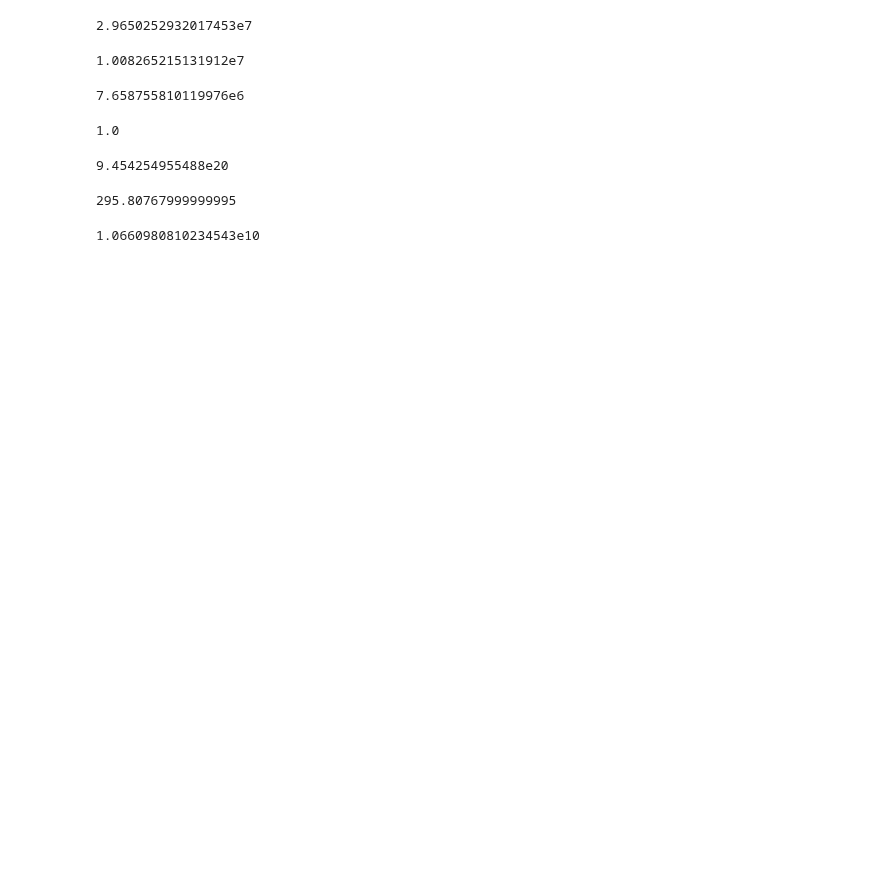
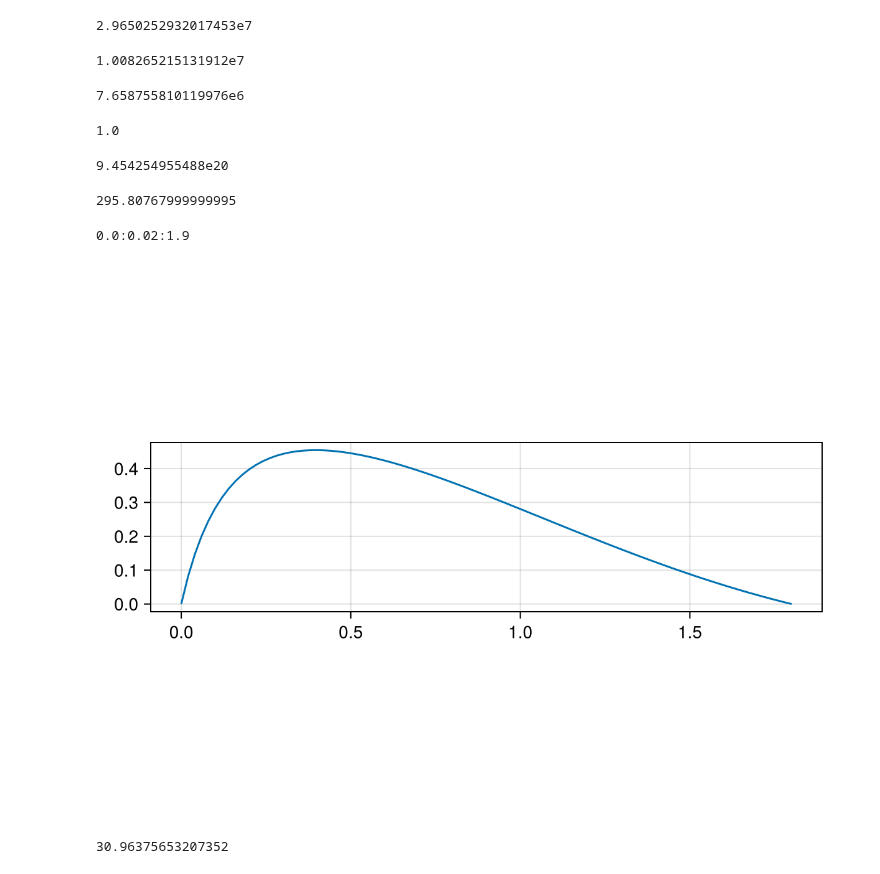
Before and after one commit to Julia-KAERI/FeynmanLecturesOnPhysics, a Jupyter notebook: src/notebooks/nb1.ipynb, the cells around one changed output. Cells and saved outputs as stored; diff of their text form; code cells hidden in the pictures; blank space fills up the shorter version.

```diff
--- a/src/notebooks/nb1.ipynb
+++ b/src/notebooks/nb1.ipynb
@@ -36,6 +36,19 @@ L=c*1.0e5*3600*24*365
 # %% [output]
 295.80767999999995
 # %%
-γ
 # %% [output]
-1.0660980810234543e10
+0.0:0.02:1.9
+# %%
+t=0:0.02:1.8
+y = @. sin(t)*(1 / (t + 0.2) - 0.5)
+f = Figure()
+# Create an axis with a 1:1 aspect ratio
+ax = Axis(f[1, 1], aspect = DataAspect())
+lines!(t, y)
+f
+# %% [output]
+[figure, added]
+# %%
+atan(0.3, 0.5)*180/pi
+# %% [output]
+30.96375653207352
```
Also changed, not shown: 30 other files.
